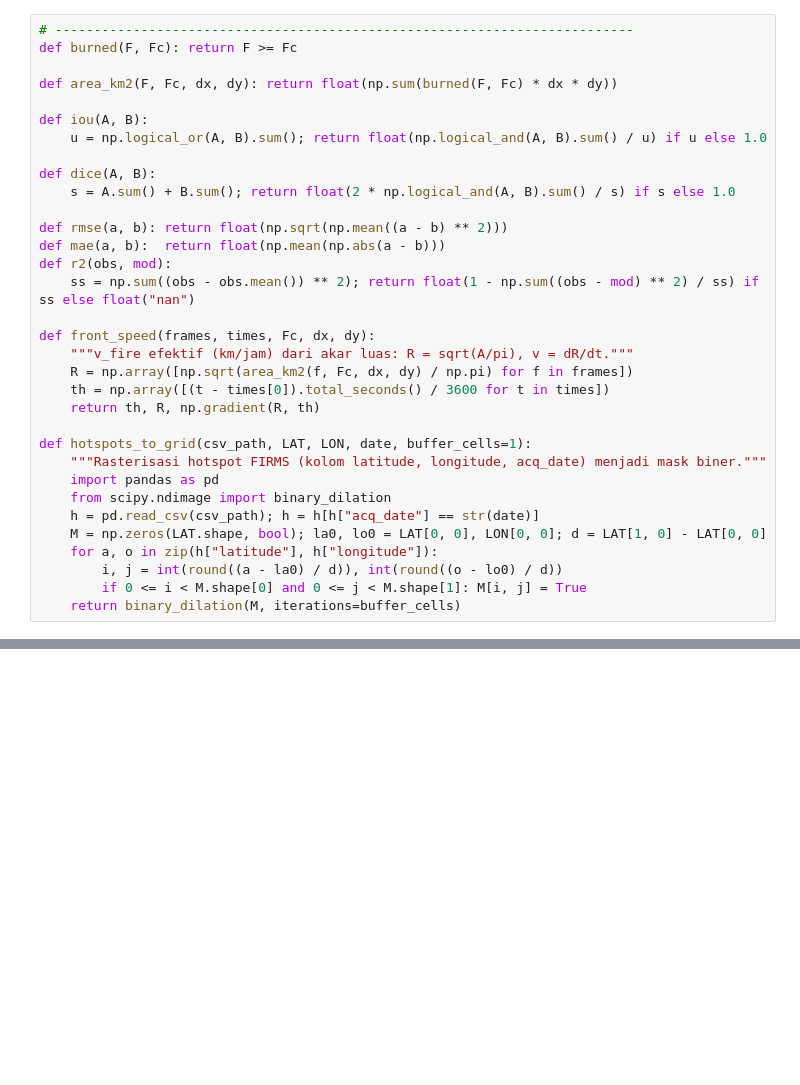
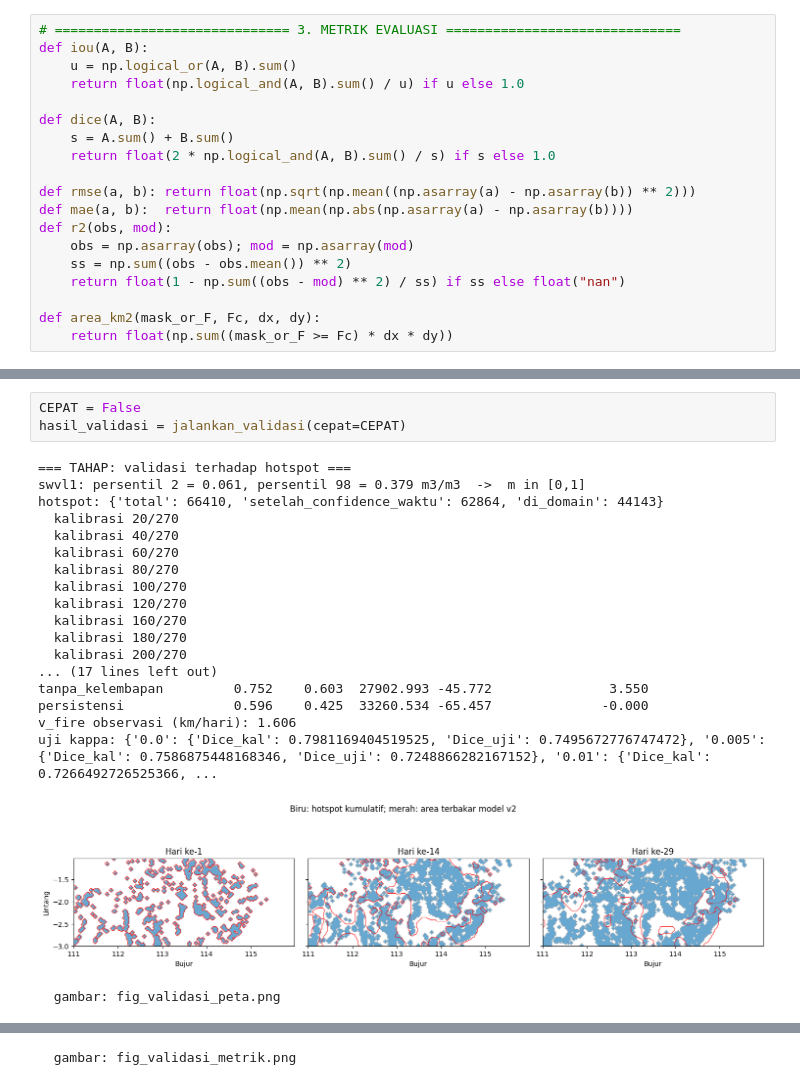
Before and after one commit to nur-rohman2084/pemodelan-matematika, a Jupyter notebook: rda_karhutla_lengkap.ipynb, the cells around one changed output, grey strips where cells are left out. Cells and saved outputs as stored; diff of their text form; blank space fills up the shorter version.

```diff
--- a/rda_karhutla_lengkap.ipynb
+++ b/rda_karhutla_lengkap.ipynb
@@ -197,33 +175,19 @@ def run(params, grib_path, t_start, days, ignition, out_frames=None, verbose=Tru
 # %%
-# --------------------------------------------------------------------------
-def burned(F, Fc): return F >= Fc
-
-def area_km2(F, Fc, dx, dy): return float(np.sum(burned(F, Fc) * dx * dy))
-
+# ============================== 3. METRIK EVALUASI ==============================
 def iou(A, B):
-    u = np.logical_or(A, B).sum(); return float(np.logical_and(A, B).sum() / u) if u else 1.0
+    u = np.logical_or(A, B).sum()
+    return float(np.logical_and(A, B).sum() / u) if u else 1.0
 
 def dice(A, B):
-    s = A.sum() + B.sum(); return float(2 * np.logical_and(A, B).sum() / s) if s else 1.0
+    s = A.sum() + B.sum()
+    return float(2 * np.logical_and(A, B).sum() / s) if s else 1.0
 
-def rmse(a, b): return float(np.sqrt(np.mean((a - b) ** 2)))
-def mae(a, b):  return float(np.mean(np.abs(a - b)))
+def rmse(a, b): return float(np.sqrt(np.mean((np.asarray(a) - np.asarray(b)) ** 2)))
+def mae(a, b):  return float(np.mean(np.abs(np.asarray(a) - np.asarray(b))))
 def r2(obs, mod):
-    ss = np.sum((obs - obs.mean()) ** 2); return float(1 - np.sum((obs - mod) ** 2) / ss) if ss else float("nan")
+    obs = np.asarray(obs); mod = np.asarray(mod)
+    ss = np.sum((obs - obs.mean()) ** 2)
+    return float(1 - np.sum((obs - mod) ** 2) / ss) if ss else float("nan")
 
-def front_speed(frames, times, Fc, dx, dy):
-    """v_fire efektif (km/jam) dari akar luas: R = sqrt(A/pi), v = dR/dt."""
-    R = np.array([np.sqrt(area_km2(f, Fc, dx, dy) / np.pi) for f in frames])
-    th = np.array([(t - times[0]).total_seconds() / 3600 for t in times])
-    return th, R, np.gradient(R, th)
-
-def hotspots_to_grid(csv_path, LAT, LON, date, buffer_cells=1):
-    """Rasterisasi hotspot FIRMS (kolom latitude, longitude, acq_date) menjadi mask biner."""
-    import pandas as pd
-    from scipy.ndimage import binary_dilation
-    h = pd.read_csv(csv_path); h = h[h["acq_date"] == str(date)]
-    M = np.zeros(LAT.shape, bool); la0, lo0 = LAT[0, 0], LON[0, 0]; d = LAT[1, 0] - LAT[0, 0]
-    for a, o in zip(h["latitude"], h["longitude"]):
-        i, j = int(round((a - la0) / d)), int(round((o - lo0) / d))
-        if 0 <= i < M.shape[0] and 0 <= j < M.shape[1]: M[i, j] = True
-    return binary_dilation(M, iterations=buffer_cells)
+def area_km2(mask_or_F, Fc, dx, dy):
+    return float(np.sum((mask_or_F >= Fc) * dx * dy))
@@ -323,0 +549,23 @@ main(["--grib", "data_1.grib", "--start", "2026-09-01", "--days", "30", "--out",
+# %%
+CEPAT = False
+hasil_validasi = jalankan_validasi(cepat=CEPAT)
+# %% [output]
+=== TAHAP: validasi terhadap hotspot ===
+swvl1: persentil 2 = 0.061, persentil 98 = 0.379 m3/m3  ->  m in [0,1]
+hotspot: {'total': 66410, 'setelah_confidence_waktu': 62864, 'di_domain': 44143}
+  kalibrasi 20/270
+  kalibrasi 40/270
+  kalibrasi 60/270
+  kalibrasi 80/270
+  kalibrasi 100/270
+  kalibrasi 120/270
+  kalibrasi 160/270
+  kalibrasi 180/270
+  kalibrasi 200/270
+... (17 lines left out)
+tanpa_kelembapan         0.752    0.603  27902.993 -45.772               3.550
+persistensi              0.596    0.425  33260.534 -65.457              -0.000
+v_fire observasi (km/hari): 1.606
+uji kappa: {'0.0': {'Dice_kal': 0.7981169404519525, 'Dice_uji': 0.7495672776747472}, '0.005': {'Dice_kal': 0.7586875448168346, 'Dice_uji': 0.7248866282167152}, '0.01': {'Dice_kal': 0.7266492726525366, ...
+[figure, added]
+  gambar: fig_validasi_peta.png
@@ -323,0 +573 @@ main(["--grib", "data_1.grib", "--start", "2026-09-01", "--days", "30", "--out",
+  gambar: fig_validasi_metrik.png
```
Also changed, not shown: parts of 31 cells of this notebook.
